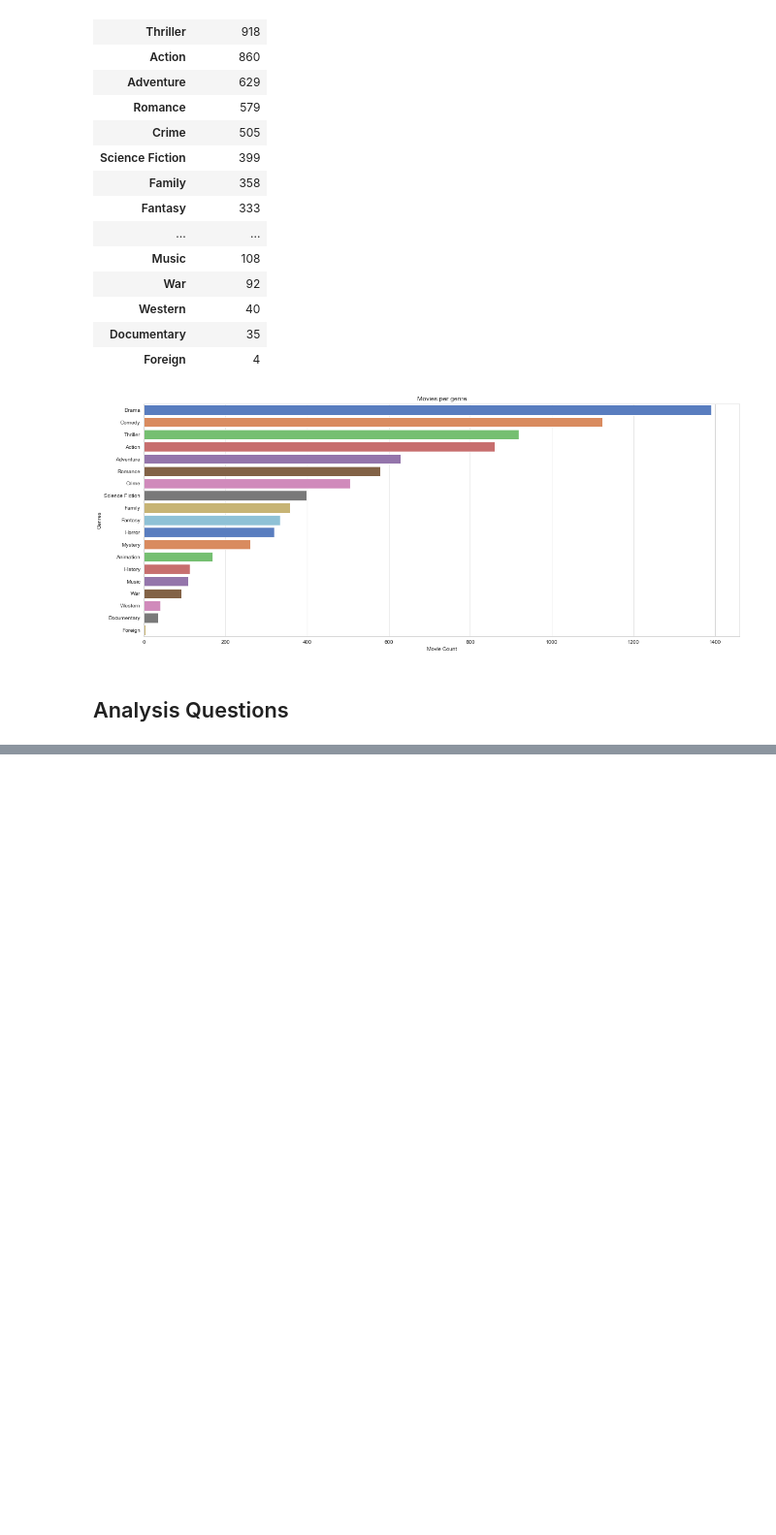
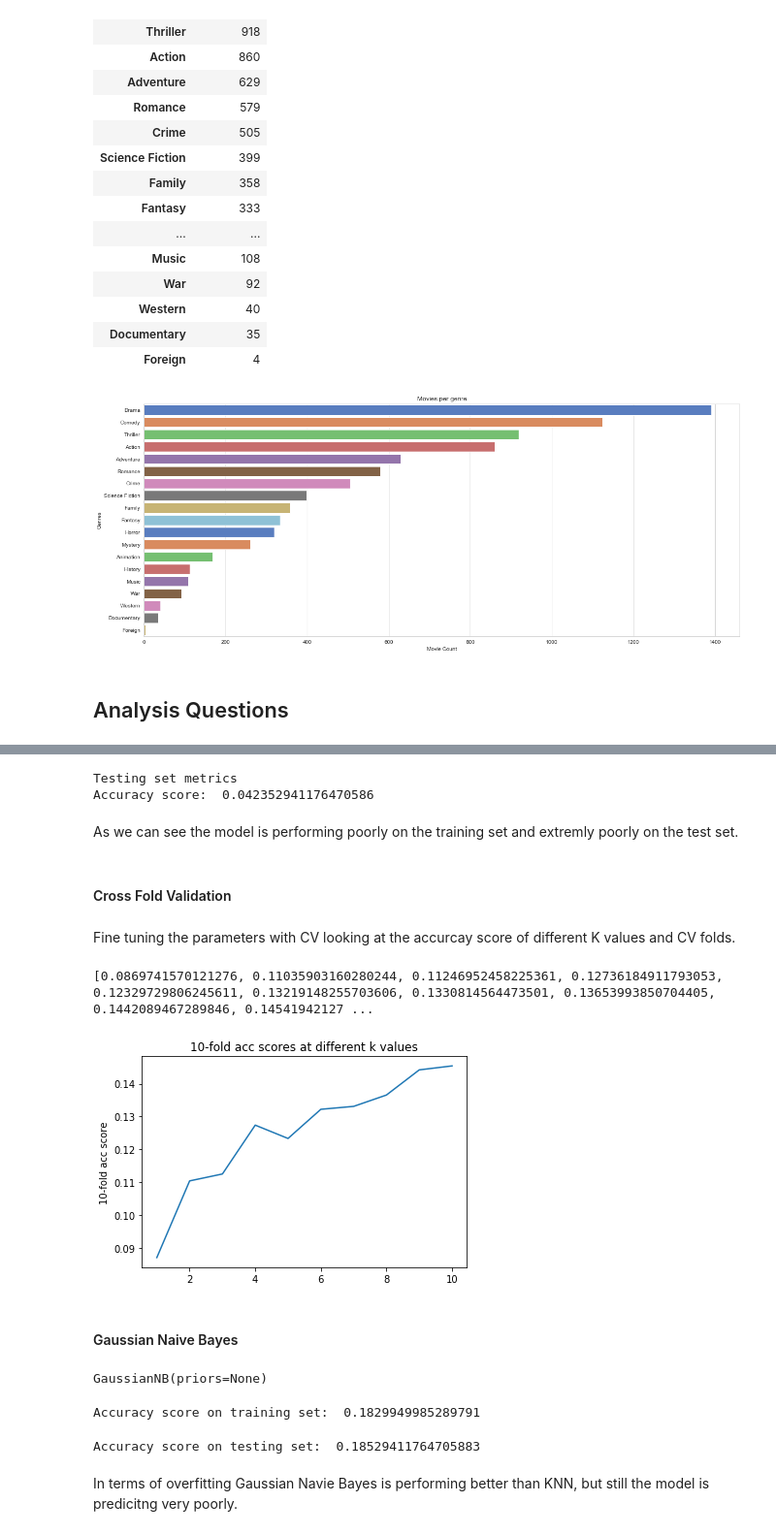
Before and after one commit to arianaroz/data-science-project-2019, a Jupyter notebook: project_working.ipynb, the cells around one changed output, grey strips where cells are left out. Shown: that part at 97% size. Cells and saved outputs as stored; diff of their text form; code cells hidden in the pictures; blank space fills up the shorter version.

Commit message:
analysis & genre predictions

```diff
--- a/project_working.ipynb
+++ b/project_working.ipynb
@@ -502,0 +532,11 @@ plt.show()
+# %%
+x_train = train[['budget_x', 'revenue']]
+y_train = train['genres']
+
+x_test = test[['budget_x','revenue']]
+y_test = test['genres']
+
+print('x_train shape:', x_train.shape)
+print('y_train shape:', y_train.shape)
+print('x_test shape:', x_test.shape)
+print('y_test shape:', y_test.shape)
@@ -502,0 +548,5 @@ plt.show()
+# %%
+from sklearn.neighbors import KNeighborsClassifier
+knn = KNeighborsClassifier(n_neighbors=1)
+# %%
+knn.fit(x_train, y_train)
@@ -502,0 +565,53 @@ plt.show()
+# %%
+y_test_p = knn.predict(x_test)
+
+print('Testing set metrics')
+print('Accuracy score: ', accuracy_score(y_test_p, y_test))
+# %% [output]
+Testing set metrics
+Accuracy score:  0.042352941176470586
+# %% [markdown]
+As we can see the model is performing poorly on the training set and extremly poorly on the test set.
+# %% [markdown]
+#### Cross Fold Validation
+# %% [markdown]
+Fine tuning the parameters with CV looking at the accurcay score of different K values and CV folds.
+# %%
+from sklearn.neighbors import KNeighborsClassifier
+from sklearn.model_selection import cross_val_score
+neighbors = list(range(1,11))
+cv_scores = []
+for n in neighbors:
+    knn = KNeighborsClassifier(n_neighbors=n)
+    scores = cross_val_score(knn, x_test, y_test, cv=10, scoring='accuracy')
+    cv_scores.append(scores.mean()) #get mean for each fold
+print(cv_scores)
+# %% [output]
+[0.0869741570121276, 0.11035903160280244, 0.11246952458225361, 0.12736184911793053, 0.12329729806245611, 0.13219148255703606, 0.1330814564473501, 0.13653993850704405, 0.1442089467289846, 0.14541942127 ...
+# %%
+plt.plot(neighbors, cv_scores)
+plt.ylabel("10-fold acc score")
+plt.title("10-fold acc scores at different k values")
+plt.show()
+# %% [output]
+[figure, added]
+# %% [markdown]
+#### Gaussian Naive Bayes
+# %%
+from sklearn.naive_bayes import GaussianNB
+gnb = GaussianNB()
+gnb.fit(x_train, y_train)
+# %% [output]
+GaussianNB(priors=None)
+# %%
+y_train_pred = gnb.predict(x_train)
+print('Accuracy score on training set: ', accuracy_score(y_train_pred, y_train))
+# %% [output]
+Accuracy score on training set:  0.1829949985289791
+# %%
+y_test_pred = gnb.predict(x_test)
+print('Accuracy score on testing set: ', accuracy_score(y_test, y_test_pred))
+# %% [output]
+Accuracy score on testing set:  0.18529411764705883
+# %% [markdown]
+In terms of overfitting Gaussian Navie Bayes is performing better than KNN, but still the model is predicitng very poorly.
```
Also changed, not shown: parts of 18 cells of this notebook.
